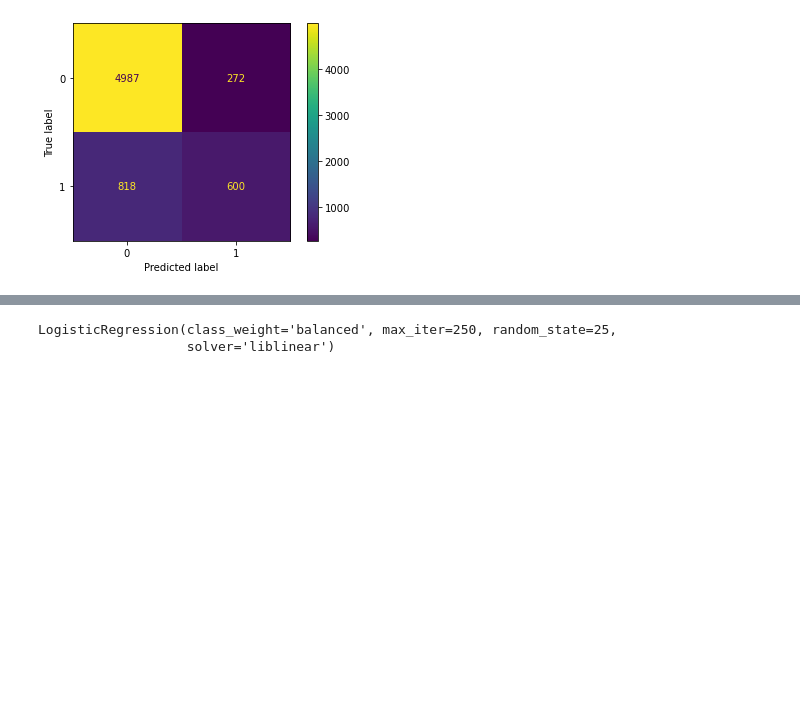
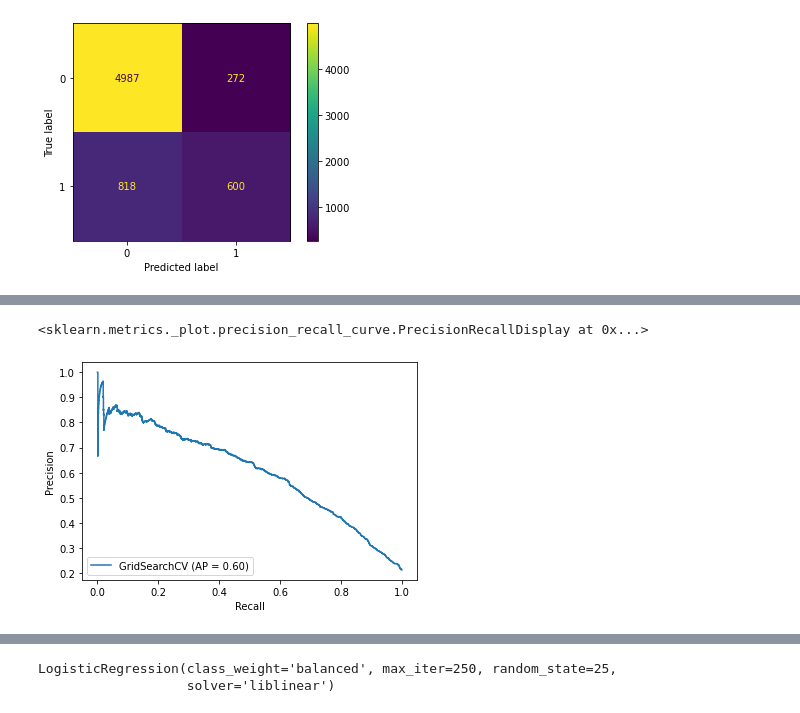
Before and after one commit to smashley-eakland/who-wants-shots, a Jupyter notebook: Vaccinations.ipynb, the cells around one changed output, grey strips where cells are left out. Cells and saved outputs as stored; diff of their text form; code cells hidden in the pictures; blank space fills up the shorter version.

```diff
--- a/Vaccinations.ipynb
+++ b/Vaccinations.ipynb
@@ -682,0 +745,5 @@ plot_confusion_matrix(lr_base, X_test_clean, y_test)
+# %%
+plot_precision_recall_curve(lr_gs, X_test_clean, y_test)
+# %% [output]
+<sklearn.metrics._plot.precision_recall_curve.PrecisionRecallDisplay at 0x...>
+[figure, added]
```
Also changed, not shown: parts of 65 cells of this notebook.
